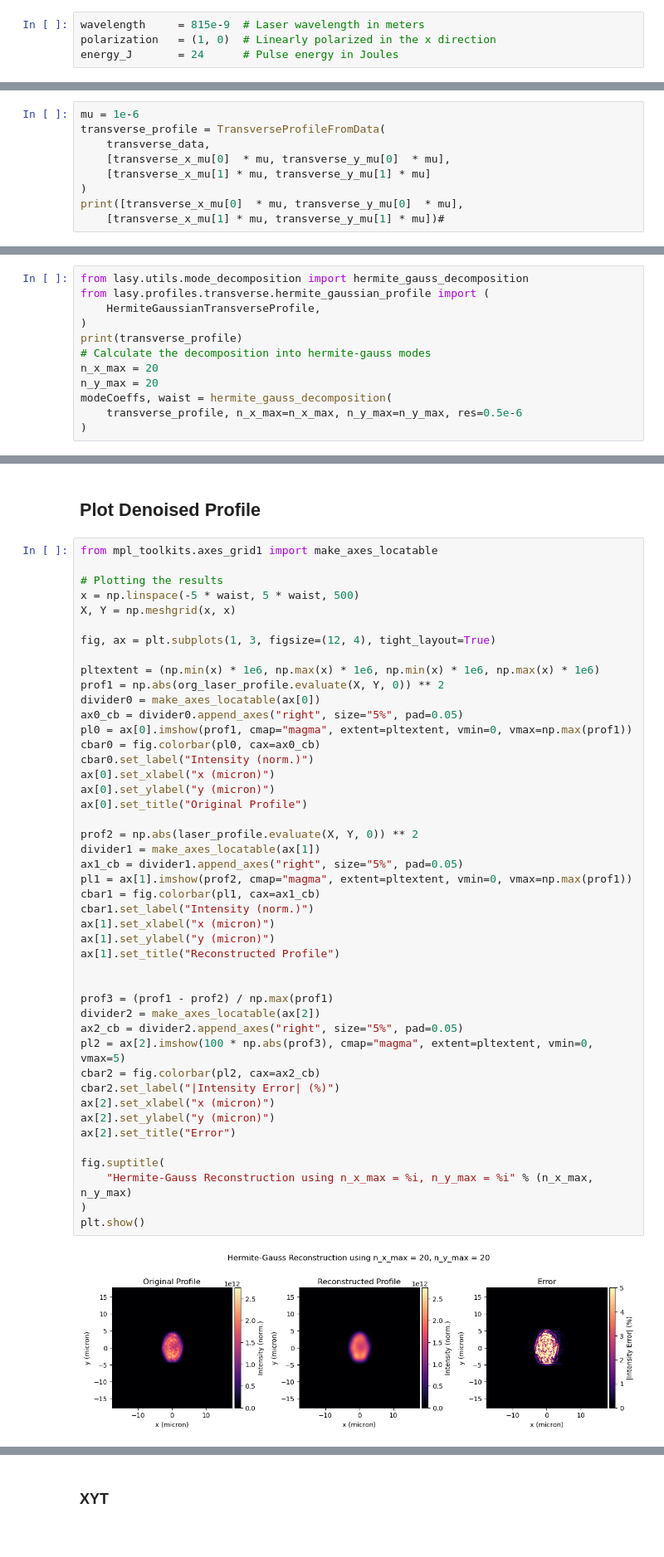
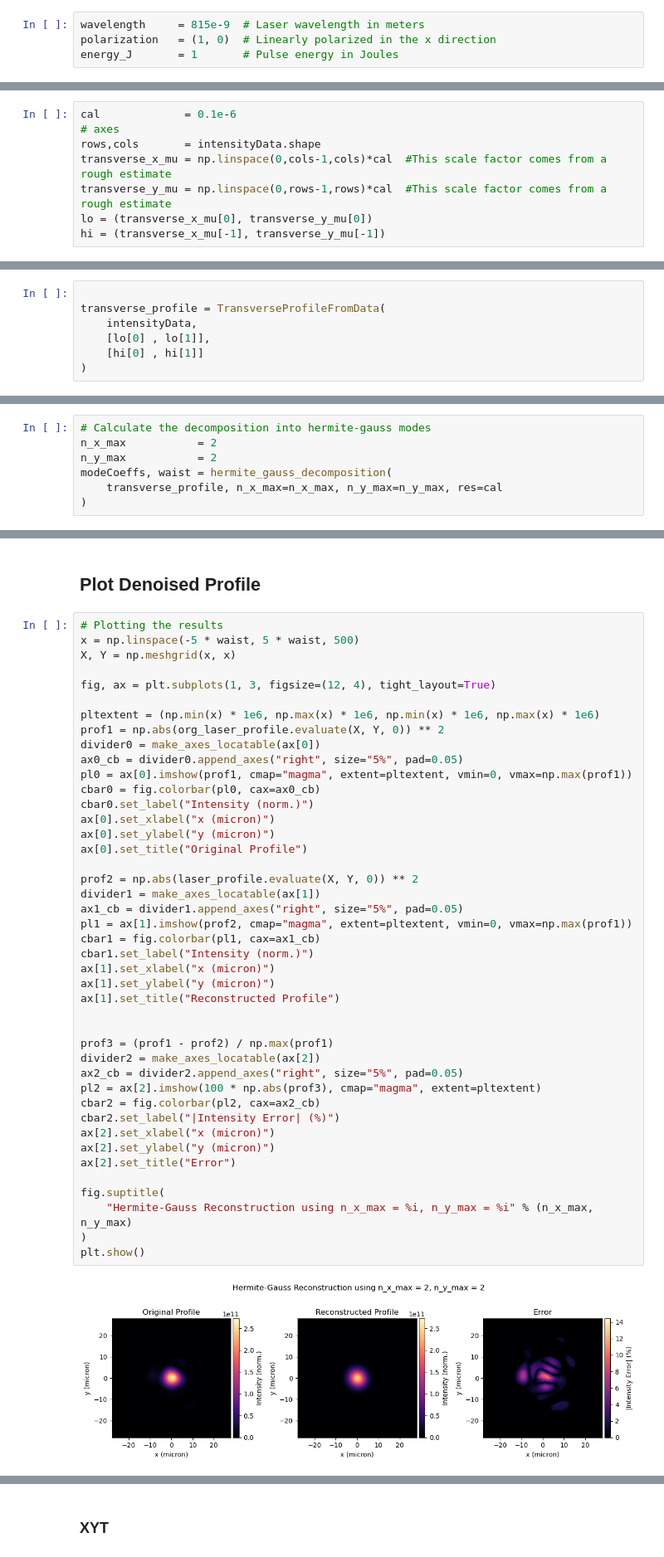
Before and after one commit to Paaaaarth/LASY, a Jupyter notebook: docs/source/tutorials/data_laser.ipynb, the cells around one changed output, grey strips where cells are left out. Shown at 83% size. Saved outputs shown, nothing was run; the diff lists cells and outputs as text.

```diff
--- a/docs/source/tutorials/data_laser.ipynb
+++ b/docs/source/tutorials/data_laser.ipynb
@@ -17,4 +31,4 @@ import scipy
 # %%
 wavelength     = 815e-9  # Laser wavelength in meters
 polarization   = (1, 0)  # Linearly polarized in the x direction
-energy_J       = 24      # Pulse energy in Joules
+energy_J       = 1       # Pulse energy in Joules
@@ -213 +79,9 @@ print(len(transverse_data))#
+# %%
+cal             = 0.1e-6
+# axes
+rows,cols       = intensityData.shape
+transverse_x_mu = np.linspace(0,cols-1,cols)*cal  #This scale factor comes from a rough estimate
+transverse_y_mu = np.linspace(0,rows-1,rows)*cal  #This scale factor comes from a rough estimate
+lo = (transverse_x_mu[0], transverse_y_mu[0])
+hi = (transverse_x_mu[-1], transverse_y_mu[-1])
 # %%
@@ -242,9 +114,7 @@ plt.show()
 # %%
-mu = 1e-6
+
 transverse_profile = TransverseProfileFromData(
-    transverse_data,
-    [transverse_x_mu[0]  * mu, transverse_y_mu[0]  * mu],
-    [transverse_x_mu[1] * mu, transverse_y_mu[1] * mu]
+    intensityData,
+    [lo[0] , lo[1]],
+    [hi[0] , hi[1]]
 )
-print([transverse_x_mu[0]  * mu, transverse_y_mu[0]  * mu],
-    [transverse_x_mu[1] * mu, transverse_y_mu[1] * mu])#
@@ -254,15 +122,10 @@ print([transverse_x_mu[0]  * mu, transverse_y_mu[0]  * mu],
 # Transversal Profile Denoising
 See https://github.com/LASY-org/lasy/blob/13f0e4515493deca36c1375be1d9e83c7e379d42/examples/example_modal_decomposition_data.py
 # %%
-from lasy.utils.mode_decomposition import hermite_gauss_decomposition
-from lasy.profiles.transverse.hermite_gaussian_profile import (
-    HermiteGaussianTransverseProfile,
+# Calculate the decomposition into hermite-gauss modes
+n_x_max           = 2
+n_y_max           = 2
+modeCoeffs, waist = hermite_gauss_decomposition(
+    transverse_profile, n_x_max=n_x_max, n_y_max=n_y_max, res=cal
 )
-print(transverse_profile)
-# Calculate the decomposition into hermite-gauss modes
-n_x_max = 20
-n_y_max = 20
-modeCoeffs, waist = hermite_gauss_decomposition(
-    transverse_profile, n_x_max=n_x_max, n_y_max=n_y_max, res=0.5e-6
-)
 # %% [output]
@@ -310,8 +164,6 @@ AttributeError: 'SummedProfile' object has no attribute 'laser_energy'
 # %% [markdown]
 ## Plot Denoised Profile
 # %%
-from mpl_toolkits.axes_grid1 import make_axes_locatable
-
 # Plotting the results
 x = np.linspace(-5 * waist, 5 * waist, 500)
 X, Y = np.meshgrid(x, x)
@@ -327,32 +179,32 @@ cbar0 = fig.colorbar(pl0, cax=ax0_cb)
 cbar0.set_label("Intensity (norm.)")
 ax[0].set_xlabel("x (micron)")
 ax[0].set_ylabel("y (micron)")
 ax[0].set_title("Original Profile")
 
 prof2 = np.abs(laser_profile.evaluate(X, Y, 0)) ** 2
 divider1 = make_axes_locatable(ax[1])
 ax1_cb = divider1.append_axes("right", size="5%", pad=0.05)
 pl1 = ax[1].imshow(prof2, cmap="magma", extent=pltextent, vmin=0, vmax=np.max(prof1))
 cbar1 = fig.colorbar(pl1, cax=ax1_cb)
 cbar1.set_label("Intensity (norm.)")
 ax[1].set_xlabel("x (micron)")
 ax[1].set_ylabel("y (micron)")
 ax[1].set_title("Reconstructed Profile")
 
 
 prof3 = (prof1 - prof2) / np.max(prof1)
 divider2 = make_axes_locatable(ax[2])
 ax2_cb = divider2.append_axes("right", size="5%", pad=0.05)
-pl2 = ax[2].imshow(100 * np.abs(prof3), cmap="magma", extent=pltextent, vmin=0, vmax=5)
+pl2 = ax[2].imshow(100 * np.abs(prof3), cmap="magma", extent=pltextent)
 cbar2 = fig.colorbar(pl2, cax=ax2_cb)
 cbar2.set_label("|Intensity Error| (%)")
 ax[2].set_xlabel("x (micron)")
 ax[2].set_ylabel("y (micron)")
 ax[2].set_title("Error")
 
 fig.suptitle(
     "Hermite-Gauss Reconstruction using n_x_max = %i, n_y_max = %i" % (n_x_max, n_y_max)
 )
 plt.show()
 # %% [output]
-[figure, old version]
+[figure, new version]
```
Also changed, not shown: parts of 33 cells of this notebook.
